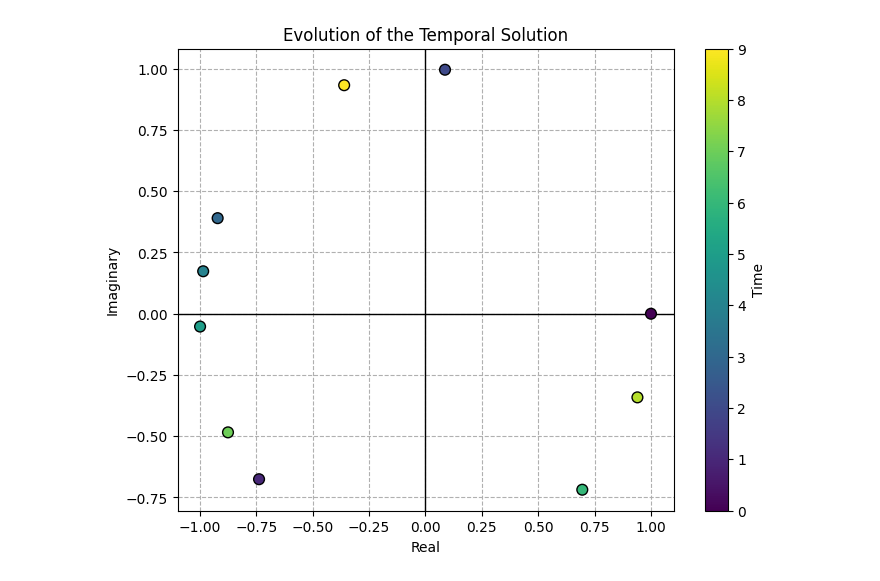
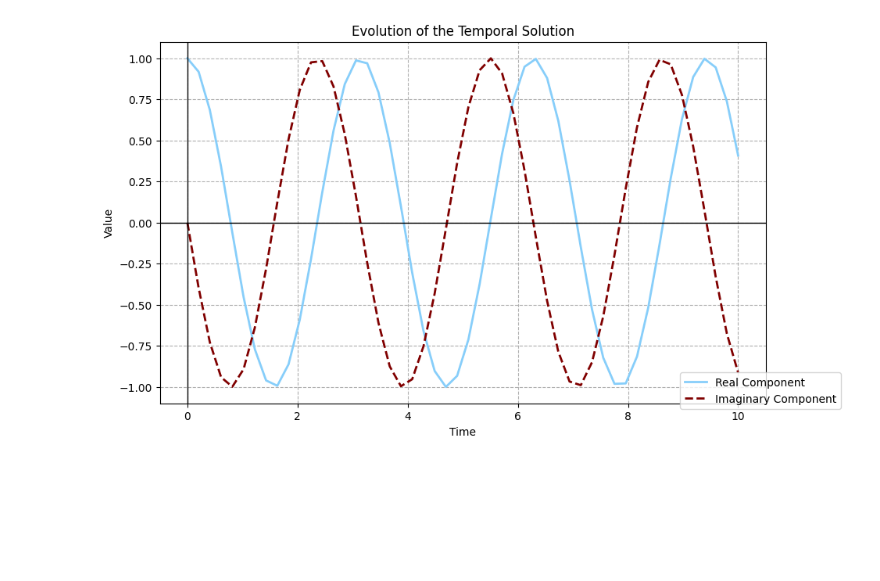
Before and after one commit to hlekha/QuantumMechanics, a Jupyter notebook: schrodinger_time.ipynb, the cells around one changed output. Drawn from its saved outputs; the diff is of its cells as text; code cells hidden in the pictures; blank space fills up the shorter version.

Commit message:
Converted graph to represent the sinusoidal effect

```diff
--- a/schrodinger_time.ipynb
+++ b/schrodinger_time.ipynb
@@ -1,41 +1,43 @@
 # %%
 import matplotlib.pyplot as plt
 import numpy as np
 from numpy import sin, cos, pi
 
-E = 1
 h = 6.626e-34
-h_bar = h / 2*pi
+h_bar = h / (2*pi)
+
+E = 2*h_bar
+
 w = E / h_bar
 
 
 real_list = []
 im_list = []
 
-time_steps = np.arange(0, 10)
+time_steps = np.linspace(0, 10, 50)
 
-for t in range(len(time_steps)):
+for t in (time_steps):
     real = cos(w*t)
     imaginary = -sin(w*t)
 
     real_list.append(real)
     im_list.append(imaginary)
 
 
-plt.figure(figsize=(8,6))
-scatter = plt.scatter(real_list, im_list, c=time_steps, cmap='viridis', s=60, edgecolor='k', zorder=5)
+plt.figure(figsize=(10, 6))
 
+plt.plot(time, real_list, label='Real Component', color='lightskyblue', linewidth=2)
+plt.plot(time, im_list, label='Imaginary Component', color='maroon', linewidth=2, linestyle='--')
 
-cbar = plt.colorbar(scatter)
-cbar.set_label('Time')
 
 plt.axhline(0, color='black', linewidth=1)
 plt.axvline(0, color='black', linewidth=1)
-plt.xlabel('Real')
-plt.ylabel('Imaginary')
+plt.xlabel('Time')
+plt.ylabel('Value')
 plt.title('Evolution of the Temporal Solution')
 plt.grid(True, linestyle='--')
 
+plt.legend(bbox_to_anchor=(0.85, 0.1))
 plt.show()
 # %% [output]
-[figure, old version]
+[figure, new version]
```
